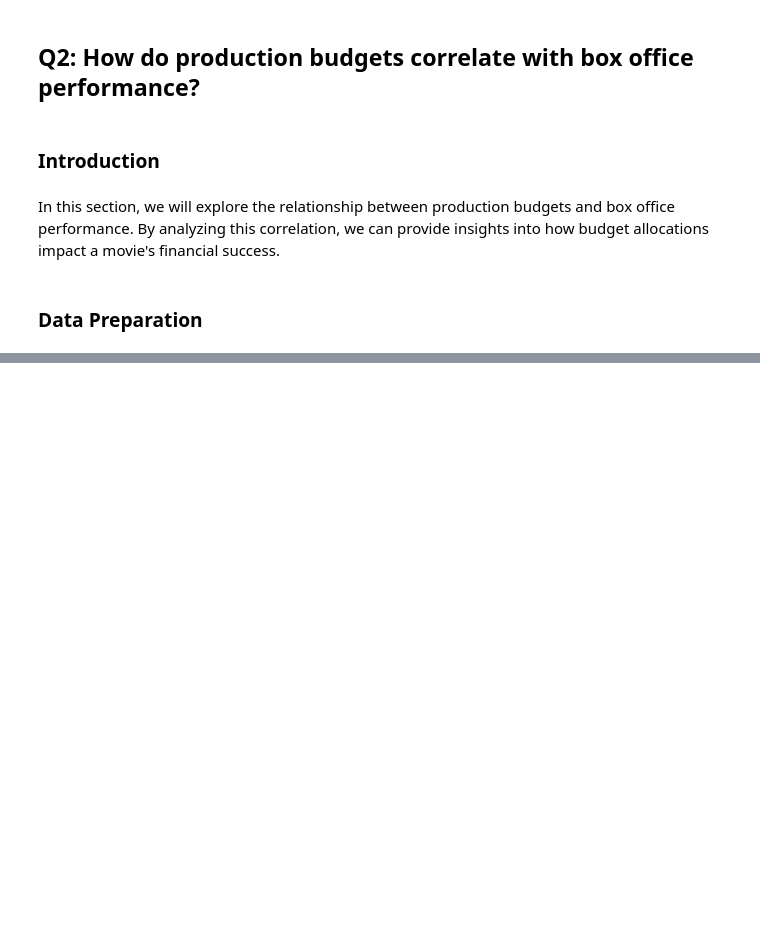
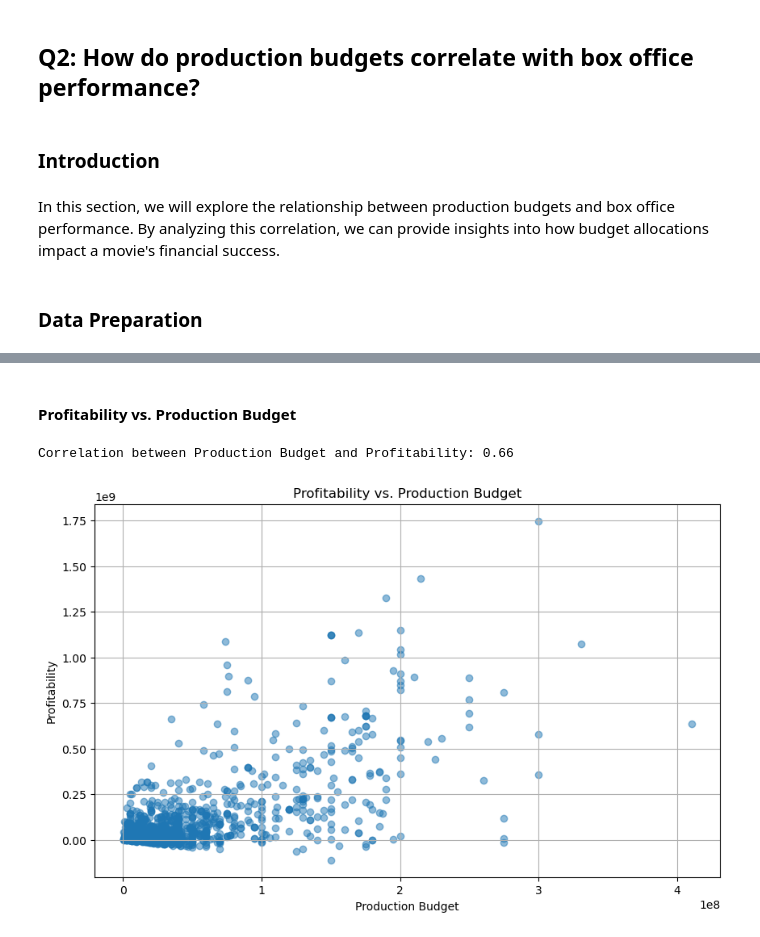
Before and after one commit to IdrisFallout/movie-market-analysis, a Jupyter notebook: notebooks/exploratory.ipynb, the cells around one changed output, grey strips where cells are left out. Drawn from its saved outputs; the diff is of its cells as text; code cells hidden in the pictures; blank space fills up the shorter version.

```diff
--- a/notebooks/exploratory.ipynb
+++ b/notebooks/exploratory.ipynb
@@ -498,0 +606,17 @@ In this section, we will explore the relationship between production budgets and
+# %% [markdown]
+#### Profitability vs. Production Budget
+# %%
+# Scatter plot of profitability vs. production budget
+fig, ax = plt.subplots(figsize=(10, 6))
+ax.scatter(cleaned_df['production_budget'], cleaned_df['profitability'], alpha=0.5)
+ax.set_title('Profitability vs. Production Budget')
+ax.set_xlabel('Production Budget')
+ax.set_ylabel('Profitability')
+ax.grid(True)
+
+# Compute correlation coefficient
+correlation = cleaned_df[['production_budget', 'profitability']].corr().iloc[0, 1]
+print(f'Correlation between Production Budget and Profitability: {correlation:.2f}')
+# %% [output]
+Correlation between Production Budget and Profitability: 0.66
+[figure, added]
```
Also changed, not shown: parts of 28 cells of this notebook.
